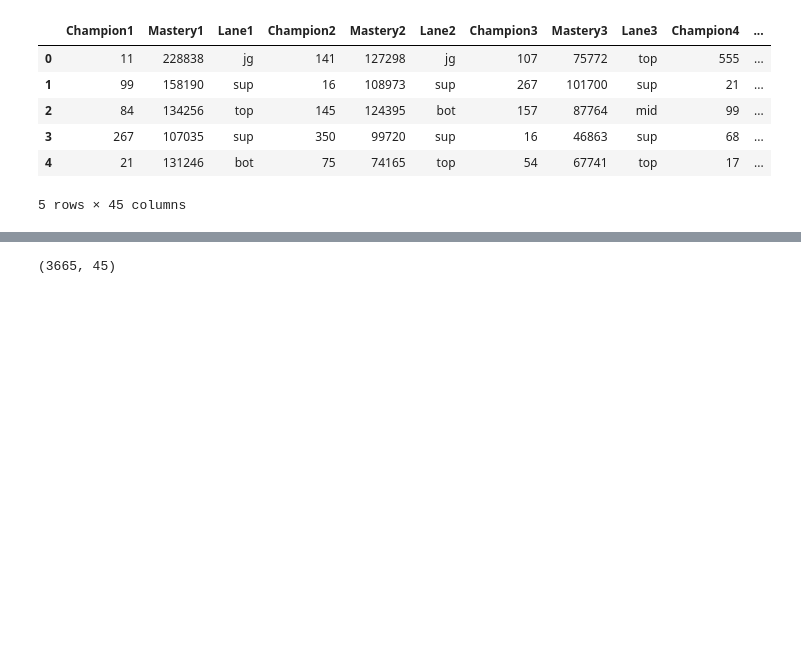
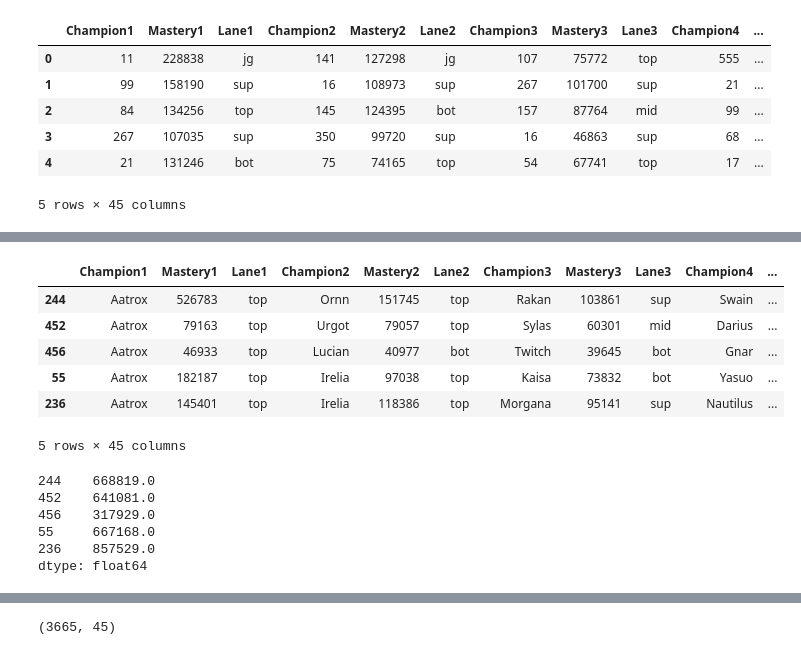
Before and after one commit to Ethan-Shapiro/Tiger-Graph-LoL-Champion-Recommender, a Jupyter notebook: data_prep.ipynb, the cells around one changed output, grey strips where cells are left out. Drawn from its saved outputs; the diff is of its cells as text; code cells hidden in the pictures; blank space fills up the shorter version.

Commit message:
Started data prep for top3 champions by lane

```diff
--- a/data_prep.ipynb
+++ b/data_prep.ipynb
@@ -27,6 +27,14 @@ def get_top3_dfs(region: str):
         if region in f:
             dfs[f.split('_')[1].split('.')[0]] = pd.read_csv(f'data/top3/{f}')
     return dfs
+# %%
+raw_champions = None
+with open('data/champions.json', encoding="cp866") as f:
+    raw_champions = json.load(f)
+
+champion_ids_name = {}
+for champ in raw_champions['data'].keys():
+    champion_ids_name[int(raw_champions['data'][champ]['key'])] = champ
 # %%
 na_top3 = get_top3_dfs('na')
 na_top3['diamond'].head()
@@ -49,3 +57,6 @@ na_top3_combined.head()
 | 3 | 267 | 107035 | sup | 350 | 99720 | sup | 16 | 46863 | sup | 68 | ... |
 | 4 | 21 | 131246 | bot | 75 | 74165 | top | 54 | 67741 | top | 17 | ... |
 5 rows × 45 columns
+# %%
+na_top3_combined = na_top3_combined.replace(champion_ids_name)
+na_top3_combined.head()
@@ -51,0 +71,20 @@ na_top3_combined.head()
+# %%
+aatrox_df = na_top3_combined[na_top3_combined['Champion1'] == 'Aatrox'].copy()
+aatrox_df.head()
+# %% [output]
+|  | Champion1 | Mastery1 | Lane1 | Champion2 | Mastery2 | Lane2 | Champion3 | Mastery3 | Lane3 | Champion4 | ... |
+| 244 | Aatrox | 526783 | top | Ornn | 151745 | top | Rakan | 103861 | sup | Swain | ... |
+| 452 | Aatrox | 79163 | top | Urgot | 79057 | top | Sylas | 60301 | mid | Darius | ... |
+| 456 | Aatrox | 46933 | top | Lucian | 40977 | bot | Twitch | 39645 | bot | Gnar | ... |
+| 55 | Aatrox | 182187 | top | Irelia | 97038 | top | Kaisa | 73832 | bot | Yasuo | ... |
+| 236 | Aatrox | 145401 | top | Irelia | 118386 | top | Morgana | 95141 | sup | Nautilus | ... |
+5 rows × 45 columns
+# %%
+aatrox_df[[f'Mastery{i}' for i in range(2, 16)]].sum(axis=1).head()
+# %% [output]
+244    668819.0
+452    641081.0
+456    317929.0
+55     667168.0
+236    857529.0
+dtype: float64
```
Also changed, not shown: parts of 19 cells of this notebook.
